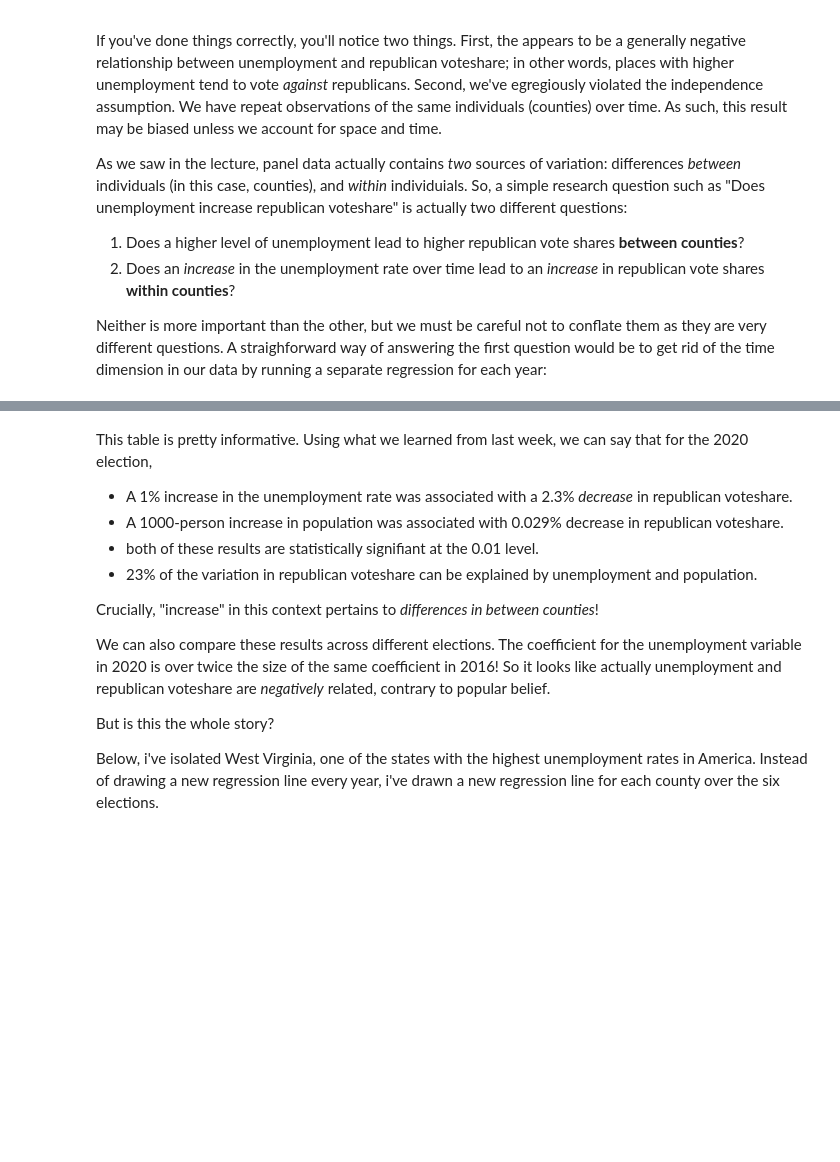
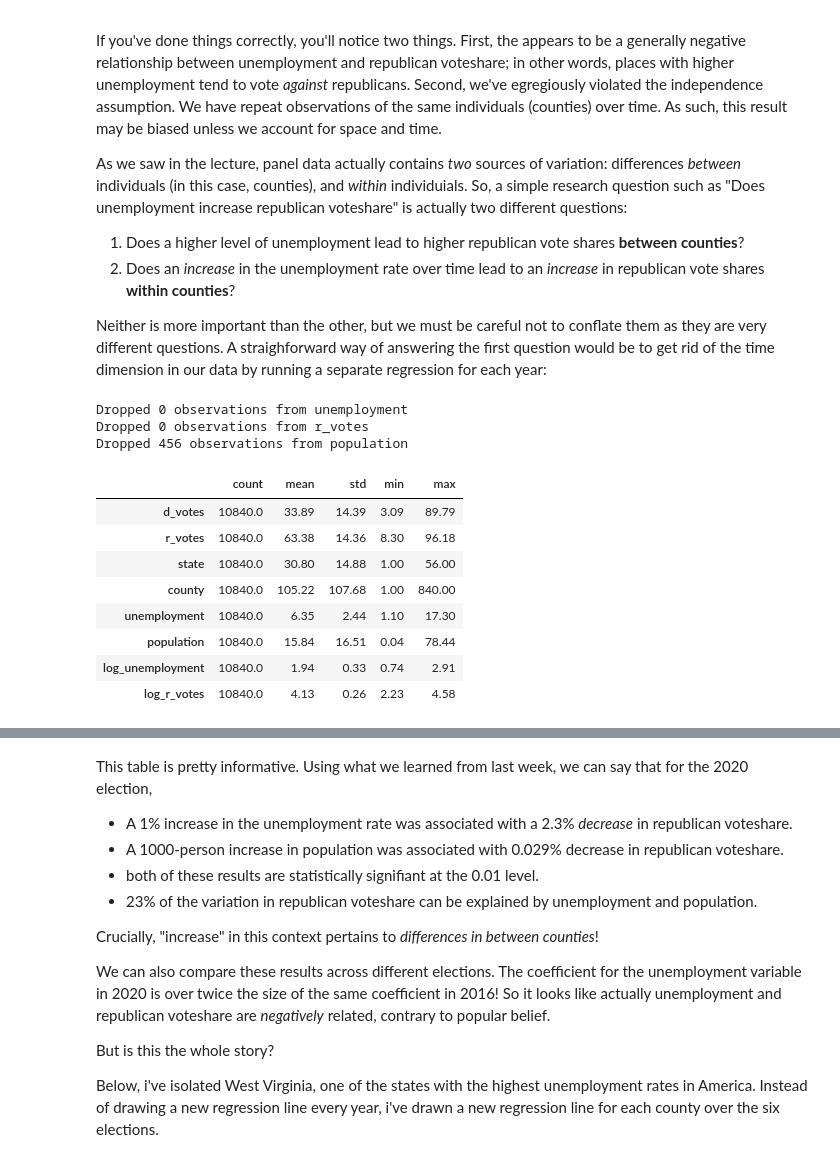
Before and after one commit to wigglyworm88/QM2, a Jupyter notebook: notebooks/W08. Diff-in-Diff.ipynb, the cells around one changed output, grey strips where cells are left out. Cells and saved outputs as stored; diff of their text form; code cells hidden in the pictures; blank space fills up the shorter version.

```diff
--- a/notebooks/W08. Diff-in-Diff.ipynb
+++ b/notebooks/W08. Diff-in-Diff.ipynb
@@ -119,3 +121,50 @@ As we saw in the lecture, panel data actually contains *two* sources of variatio
 2. Does an *increase* in the unemployment rate over time lead to an *increase* in republican vote shares **within counties**?
 
 Neither is more important than the other, but we must be careful not to conflate them as they are very different questions. A straighforward way of answering the first question would be to get rid of the time dimension in our data by running a separate regression for each year:
+# %%
+# Is there a relationship between unemployment rates and republican voteshare? Does this imply a proportionality?
+# Null: No relationship between unemployment rates and republican voteshare.
+# Alternative: Is a relationship between unemployment rates and republican voteshare.
+
+import statsmodels.api as sm
+
+# 1. Summary statistics
+summary = df_c[['unemployment', 'r_votes', 'population']].describe()
+summary=summary.T
+summary
+
+  # Outliers
+def filter_outliers(df, var_name):
+    var = df[var_name]
+    q1 = var.quantile(0.25) # calculate the first quartile
+    q3 = var.quantile(0.75) # calculate the third quartile
+    iqr = q3 - q1 # calculate the interquartile range
+    low = q1 - 3*iqr # calculate the lower bound
+    high = q3 + 3*iqr # calculate the upper bound
+
+    filtered = df[(var > low) & (var < high)] # filter  the values that are within the bounds
+    dropped_observations = len(df) - len(filtered) # calculate the number of observations that were dropped
+
+    print(f'Dropped {dropped_observations} observations from {var_name}')
+    return filtered
+
+df_c = filter_outliers(df_c, 'unemployment')
+df_c = filter_outliers(df_c, 'r_votes')
+df_c = filter_outliers(df_c, 'population')
+
+
+summary=df_c.describe().round(2).T
+summary[['count','mean','std','min','max']]
+# %% [output]
+Dropped 0 observations from unemployment
+Dropped 0 observations from r_votes
+Dropped 456 observations from population
+|  | count | mean | std | min | max |
+| d_votes | 10840.0 | 33.89 | 14.39 | 3.09 | 89.79 |
+| r_votes | 10840.0 | 63.38 | 14.36 | 8.30 | 96.18 |
+| state | 10840.0 | 30.80 | 14.88 | 1.00 | 56.00 |
+| county | 10840.0 | 105.22 | 107.68 | 1.00 | 840.00 |
+| unemployment | 10840.0 | 6.35 | 2.44 | 1.10 | 17.30 |
+| population | 10840.0 | 15.84 | 16.51 | 0.04 | 78.44 |
+| log_unemployment | 10840.0 | 1.94 | 0.33 | 0.74 | 2.91 |
+| log_r_votes | 10840.0 | 4.13 | 0.26 | 2.23 | 4.58 |
```
Also changed, not shown: parts of 3 cells of this notebook.
